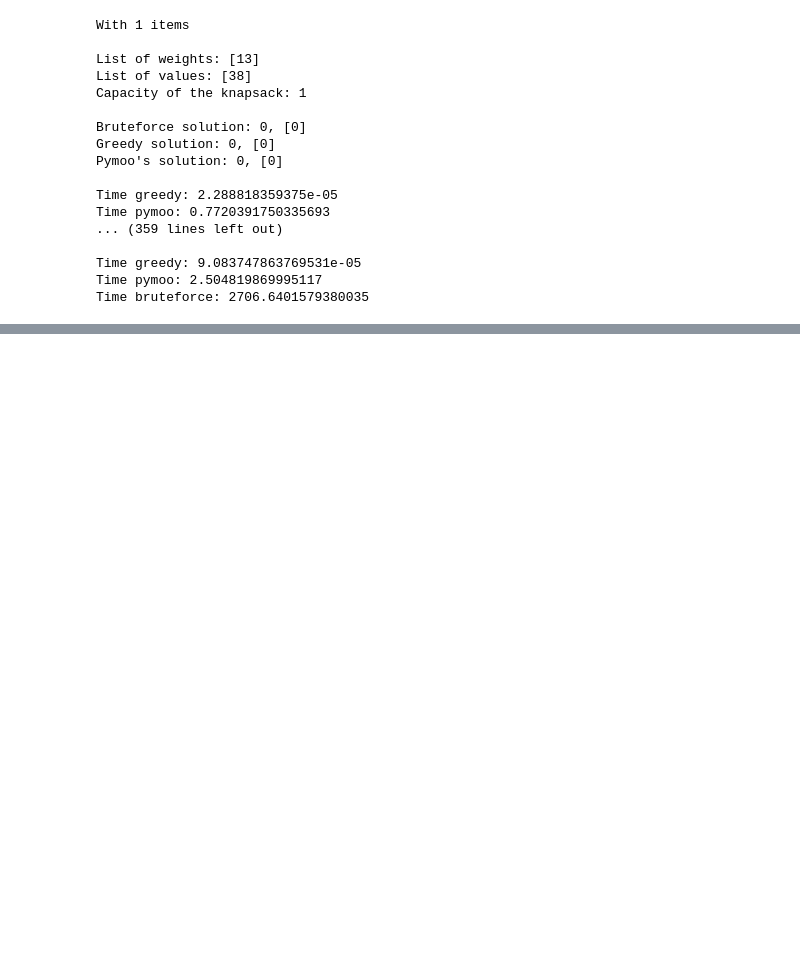
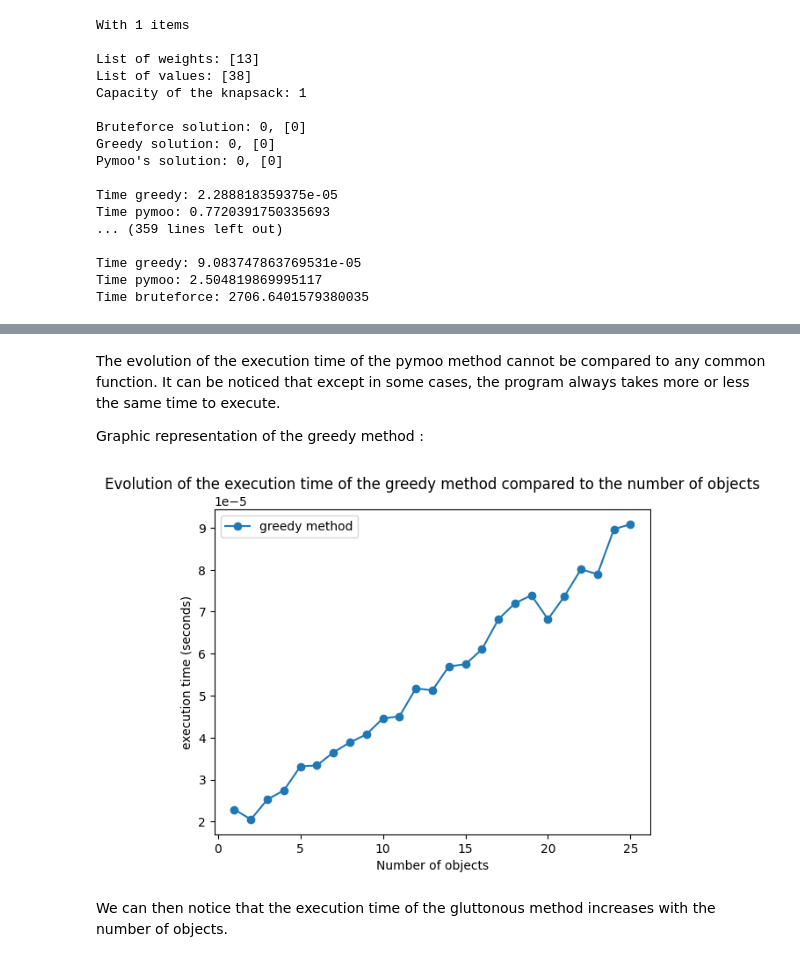
Before and after one commit to ValentinKlinger/knapsack_problem, a Jupyter notebook: knapsack.ipynb, the cells around one changed output, grey strips where cells are left out. Cells and saved outputs as stored; diff of their text form; code cells hidden in the pictures; blank space fills up the shorter version.

```diff
--- a/knapsack.ipynb
+++ b/knapsack.ipynb
@@ -64,0 +145,42 @@ Time bruteforce: 2706.6401579380035
+# %% [markdown]
+The evolution of the execution time of the pymoo method cannot be compared to any common function. It can be noticed that except in some cases, the program always takes more or less the same time to execute.
+
+Graphic representation of the greedy method :
+# %%
+nb_items = [i for i in range(1, 26)]
+execution_time = [2.288818359375e-05,
+                  2.0503997802734375e-05,
+                  2.5272369384765625e-05,
+                  2.7418136596679688e-05,
+                  3.314018249511719e-05,
+                  3.337860107421875e-05,
+                  3.647804260253906e-05,
+                  3.886222839355469e-05,
+                  4.076957702636719e-05,
+                  4.458427429199219e-05,
+                  4.506111145019531e-05,
+                  5.173683166503906e-05,
+                  5.125999450683594e-05,
+                  5.698204040527344e-05,
+                  5.745887756347656e-05,
+                  6.103515625e-05,
+                  6.818771362304688e-05,
+                  7.200241088867188e-05,
+                  7.390975952148438e-05,
+                  6.818771362304688e-05,
+                  7.367134094238281e-05,
+                  8.0108642578125e-05,
+                  7.891654968261719e-05,
+                  8.96453857421875e-05,
+                  9.083747863769531e-05]
+
+plt.plot(nb_items, execution_time, 'o-', label="greedy method")
+plt.legend()
+plt.xlabel('Number of objects')
+plt.ylabel('execution time (seconds)')
+plt.title("Evolution of the execution time of the greedy method compared to the number of objects")
+plt.show()
+# %% [output]
+[figure, added]
+# %% [markdown]
+We can then notice that the execution time of the gluttonous method increases with the number of objects.
```
Also changed, not shown: parts of 4 cells of this notebook.
